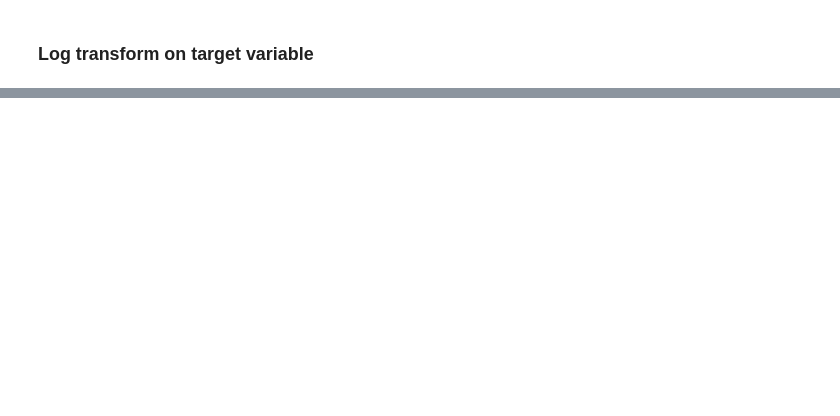
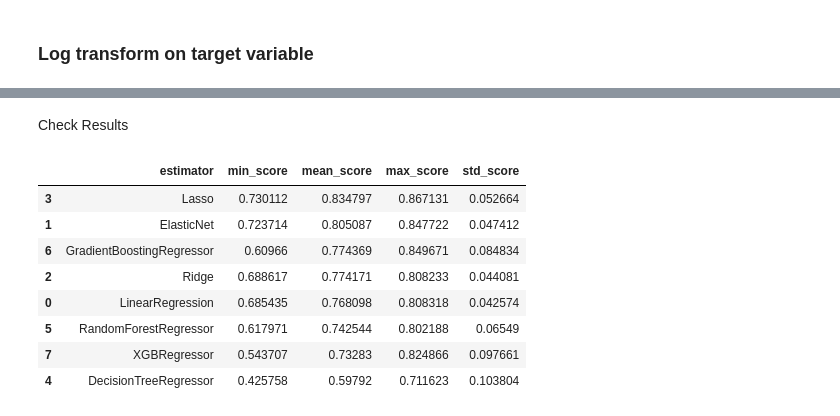
Before and after one commit to emilywade/heritage-housing, a Jupyter notebook: jupyter_notebooks/05ModellingEvaluation.ipynb, the cells around one changed output, grey strips where cells are left out. Saved outputs shown, nothing was run; the diff lists cells and outputs as text; code cells hidden in the pictures; blank space fills up the shorter version.

Commit message:
grid search cv to find best model and hyperparameters

```diff
--- a/jupyter_notebooks/05ModellingEvaluation.ipynb
+++ b/jupyter_notebooks/05ModellingEvaluation.ipynb
@@ -287,0 +290,31 @@ plt.show()
+# %%
+from sklearn.linear_model import LinearRegression
+from sklearn.linear_model import ElasticNet
+from sklearn.linear_model import Ridge
+from sklearn.linear_model import Lasso
+from sklearn.tree import DecisionTreeRegressor
+from sklearn.ensemble import RandomForestRegressor
+from sklearn.ensemble import GradientBoostingRegressor
+from xgboost import XGBRegressor
+
+models_quick_search = {
+    'LinearRegression': LinearRegression(),
+    'ElasticNet': ElasticNet(random_state=0),
+    'Ridge': Ridge(random_state=0),
+    'Lasso': Lasso(random_state=0),
+    "DecisionTreeRegressor": DecisionTreeRegressor(random_state=0),
+    "RandomForestRegressor": RandomForestRegressor(random_state=0),
+    "GradientBoostingRegressor": GradientBoostingRegressor(random_state=0),
+    "XGBRegressor": XGBRegressor(random_state=0),
+}
+
+params_quick_search = {
+    'LinearRegression': {},
+    'ElasticNet': {},
+    'Ridge': {},
+    'Lasso': {},
+    "DecisionTreeRegressor": {},
+    "RandomForestRegressor": {},
+    "GradientBoostingRegressor": {},
+    "XGBRegressor": {},
+}
@@ -287,0 +323,3 @@ plt.show()
+# %%
+search = HyperparameterOptimizationSearch(models=models_quick_search, params=params_quick_search)
+search.fit(X_train, y_train, scoring='r2', n_jobs=-1, cv=5)
@@ -287,0 +357,15 @@ plt.show()
+# %% [markdown]
+Check Results
+# %%
+grid_search_summary, grid_search_pipelines = search.score_summary(sort_by='mean_score')
+grid_search_summary
+# %% [output]
+|  | estimator | min_score | mean_score | max_score | std_score |
+| 3 | Lasso | 0.730112 | 0.834797 | 0.867131 | 0.052664 |
+| 1 | ElasticNet | 0.723714 | 0.805087 | 0.847722 | 0.047412 |
+| 6 | GradientBoostingRegressor | 0.60966 | 0.774369 | 0.849671 | 0.084834 |
+| 2 | Ridge | 0.688617 | 0.774171 | 0.808233 | 0.044081 |
+| 0 | LinearRegression | 0.685435 | 0.768098 | 0.808318 | 0.042574 |
+| 5 | RandomForestRegressor | 0.617971 | 0.742544 | 0.802188 | 0.06549 |
+| 7 | XGBRegressor | 0.543707 | 0.73283 | 0.824866 | 0.097661 |
+| 4 | DecisionTreeRegressor | 0.425758 | 0.59792 | 0.711623 | 0.103804 |
```
Also changed, not shown: parts of 19 cells of this notebook.
